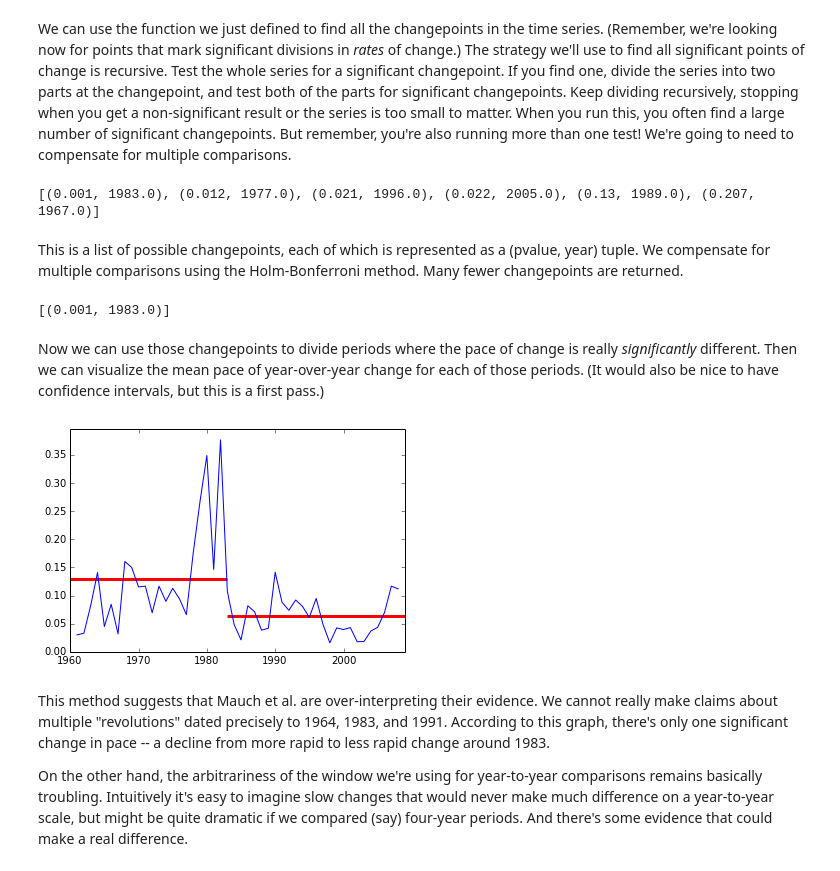
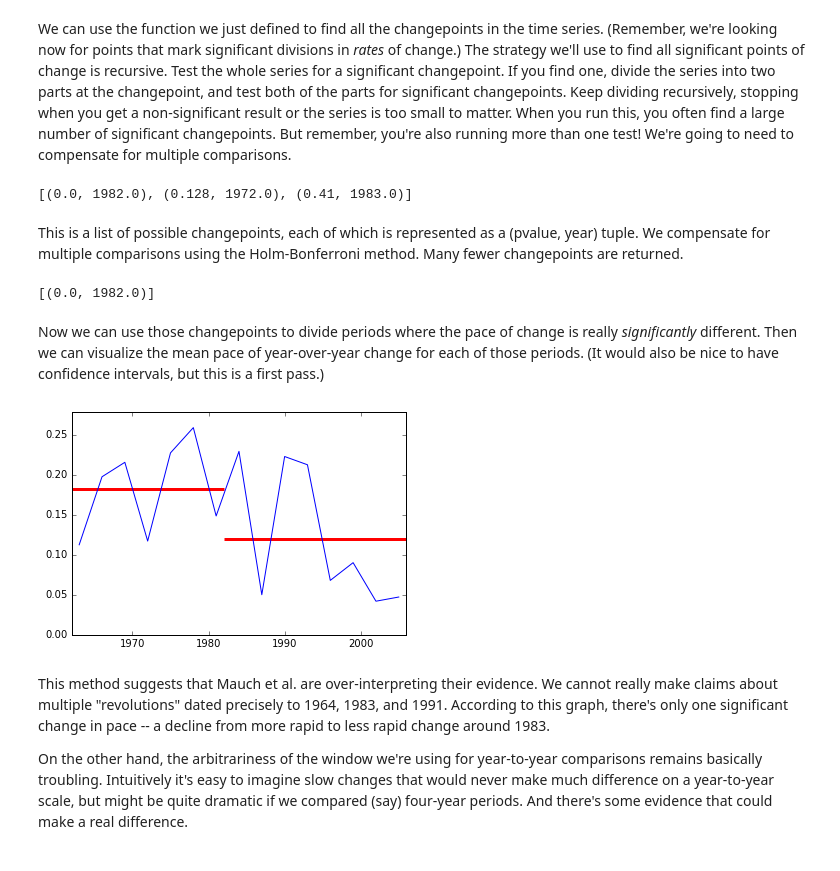
Before and after one commit to tedunderwood/changepoint, a Jupyter notebook: changepoint.ipynb, the cells around one changed output. Drawn from its saved outputs; the diff is of its cells as text; code cells hidden in the pictures.

```diff
--- a/changepoint.ipynb
+++ b/changepoint.ipynb
@@ -90,6 +90,20 @@ Now, how to assess the pace of change?
 
 A simple way is to compare the mean vectors for adjacent segments of the timeline.
 Let's define a function.
+# %%
+import csv
+
+with open('randomsubset.csv', mode='w', encoding = 'utf-8') as f:
+    writer = csv.writer(f)
+    header = ['quarternumber']
+    header.extend(fieldnames)
+    writer.writerow(header)
+    for i in range(200):
+        s = songsample[i]
+        for song in s:
+            outrow = [i]
+            outrow.extend(song)
+            writer.writerow(outrow)
 # %%
 def segment_cosine(center, halfwidth, songs):
     ''' Calculates the cosine distance between two segments of
@@ -271,7 +285,7 @@ cpoints = find_changepoints(years, distances, [])
 cpoints.sort()
 print(cpoints)
 # %% [output]
-[(0.001, 1983.0), (0.012, 1977.0), (0.021, 1996.0), (0.022, 2005.0), (0.13, 1989.0), (0.207, 1967.0)]
+[(0.0, 1982.0), (0.128, 1972.0), (0.41, 1983.0)]
 # %% [markdown]
 This is a list of possible changepoints, each of which is represented as a (pvalue, year) tuple. We compensate for multiple comparisons using the Holm-Bonferroni method. Many fewer changepoints are returned.
 # %%
@@ -298,36 +312,36 @@ def holm_bonferroni(testlist):
 changepoints = holm_bonferroni(cpoints)
 print(changepoints)
 # %% [output]
-[(0.001, 1983.0)]
+[(0.0, 1982.0)]
 # %% [markdown]
 Now we can use those changepoints to divide periods where the pace of change is really *significantly* different. Then we can visualize the mean pace of year-over-year change for each of those periods. (It would also be nice to have confidence intervals, but this is a first pass.)
 # %%
 def plot_changepoints(songsample, changepoints, years, distances):
     ax = plt.axes()
     ax.set_ylim(0, max(distances) + 0.02)
     ax.set_xlim(min(years) - 1, max(years) + 1)
     plt.plot(years, distances)
     changepoints.sort(key = lambda x: x[1])
     changepoints.append((0, 2009))
     startpoint = 1960
     changeidx = 0
     for year in range(1960, 2010):
         if year >= changepoints[changeidx][1]:
             changeidx += 1
             endpoint = year
             thisrange = []
             for year, dist in zip(years, distances):
                 if year >= startpoint and year < endpoint:
                     thisrange.append(dist)
             thismean = sum(thisrange) / len(thisrange)
             plt.hlines(thismean, startpoint, endpoint, 'r', linewidth = 3)
             startpoint = endpoint
     plt.show()
 
-years, distances = get_distance(4,songsample)
+years, distances = get_distance(12,songsample)
 plot_changepoints(songsample, changepoints, years, distances)
 # %% [output]
-[figure, old version]
+[figure, new version]
 # %% [markdown]
 This method suggests that Mauch et al. are over-interpreting their evidence. We cannot really make claims about multiple "revolutions" dated precisely to 1964, 1983, and 1991. According to this graph, there's only one significant change in pace -- a decline from more rapid to less rapid change around 1983.
 
```
Also changed, not shown: parts of 9 cells of this notebook, 1 other file.
